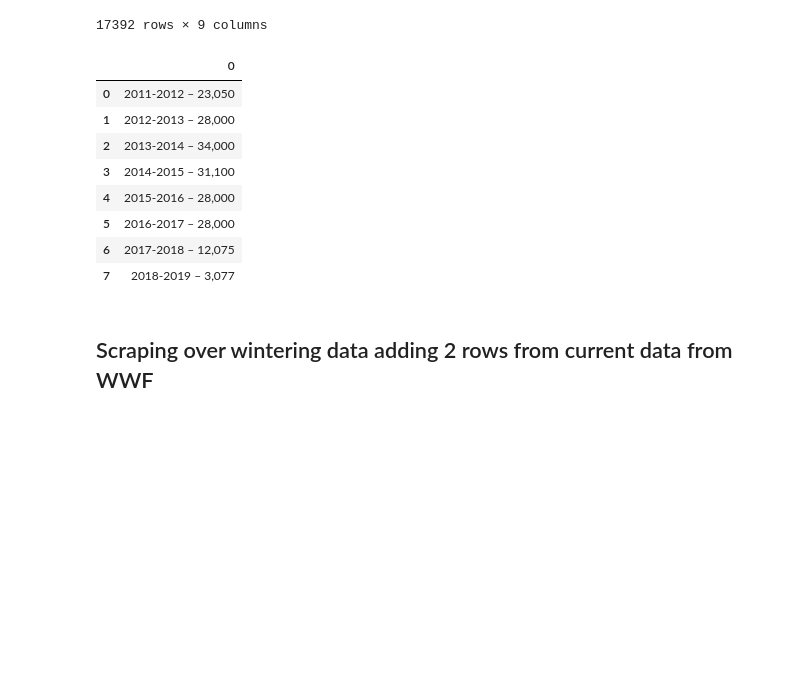
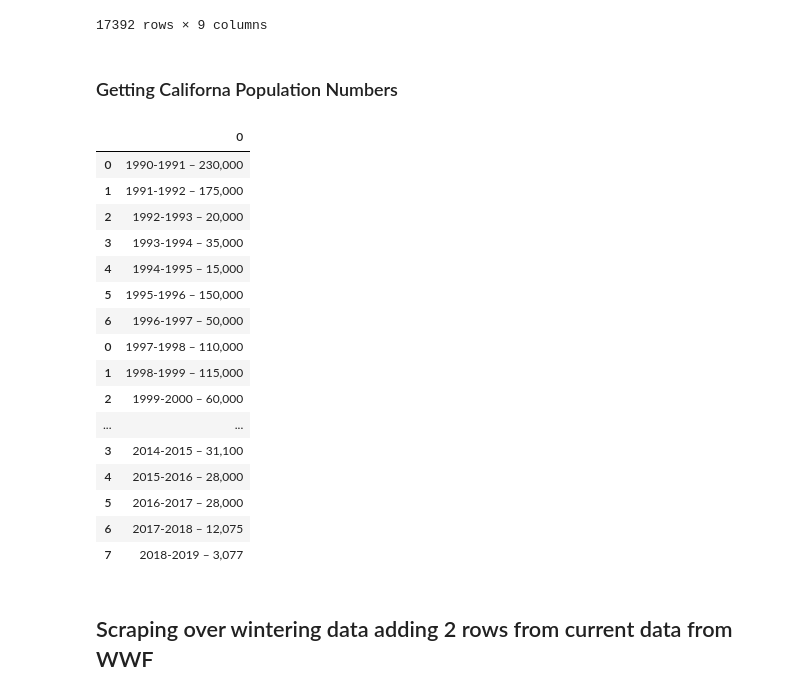
Before and after one commit to olsont12/Capstone, a Jupyter notebook: Dataframes.ipynb, the cells around one changed output. Drawn from its saved outputs; the diff is of its cells as text; code cells hidden in the pictures; blank space fills up the shorter version.

```diff
--- a/Dataframes.ipynb
+++ b/Dataframes.ipynb
@@ -47,17 +47,34 @@ spring_final_df
 | 1144 | 1145 | 02/22/11 | Saint Petersburg | FL | 27.8 | -82.6 | 1.0 | NaN | ... |
 | 1145 | 1146 | 02/20/11 | Saint Petersburg | FL | 27.8 | -82.6 | 1.0 | NaN | ... |
 17392 rows × 9 columns
-# %%
-California = pd.read_html("https://www.experiencepismobeach.com/beach-and-outdoors/monarch-butterflies/monarch-grove/historical-counts/")
-California_df = California[3]
-California_df
-# %% [output]
-|  | 0 |
-| 0 | 2011-2012 – 23,050 |
-| 1 | 2012-2013 – 28,000 |
-| 2 | 2013-2014 – 34,000 |
-| 3 | 2014-2015 – 31,100 |
-| 4 | 2015-2016 – 28,000 |
-| 5 | 2016-2017 – 28,000 |
-| 6 | 2017-2018 – 12,075 |
-| 7 | 2018-2019 – 3,077 |
+# %% [markdown]
+### Getting Californa Population Numbers
+# %%
+California = pd.read_html("https://www.experiencepismobeach.com/beach-and-outdoors/monarch-butterflies/monarch-grove/historical-counts/")
+California_df0 = California[0]
+California = pd.read_html("https://www.experiencepismobeach.com/beach-and-outdoors/monarch-butterflies/monarch-grove/historical-counts/")
+California_df1 = California[1]
+California = pd.read_html("https://www.experiencepismobeach.com/beach-and-outdoors/monarch-butterflies/monarch-grove/historical-counts/")
+California_df2 = California[2]
+California = pd.read_html("https://www.experiencepismobeach.com/beach-and-outdoors/monarch-butterflies/monarch-grove/historical-counts/")
+California_df3 = California[3]
+# %%
+California_df = California_df0.append([California_df1, California_df2, California_df3])
+# %% [output]
+|  | 0 |
+| 0 | 1990-1991 – 230,000 |
+| 1 | 1991-1992 – 175,000 |
+| 2 | 1992-1993 – 20,000 |
+| 3 | 1993-1994 – 35,000 |
+| 4 | 1994-1995 – 15,000 |
+| 5 | 1995-1996 – 150,000 |
+| 6 | 1996-1997 – 50,000 |
+| 0 | 1997-1998 – 110,000 |
+| 1 | 1998-1999 – 115,000 |
+| 2 | 1999-2000 – 60,000 |
+| ... | ... |
+| 3 | 2014-2015 – 31,100 |
+| 4 | 2015-2016 – 28,000 |
+| 5 | 2016-2017 – 28,000 |
+| 6 | 2017-2018 – 12,075 |
+| 7 | 2018-2019 – 3,077 |
```
Also changed, not shown: parts of 23 cells of this notebook.
